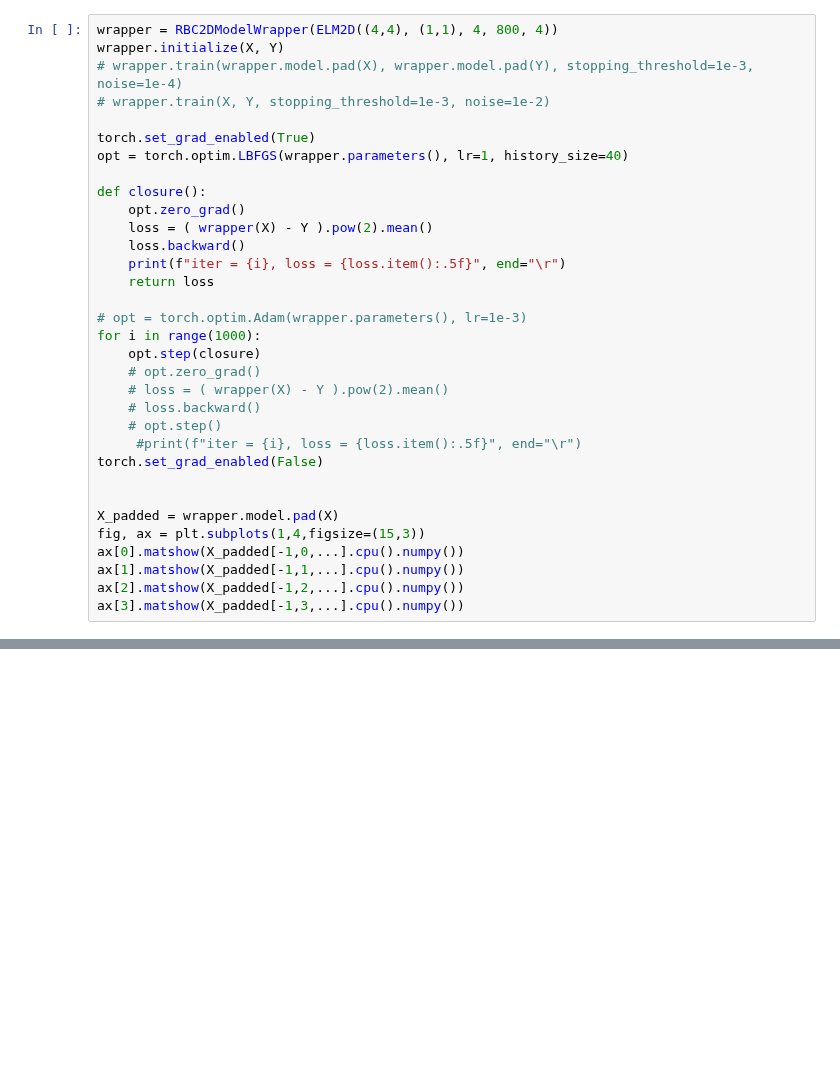
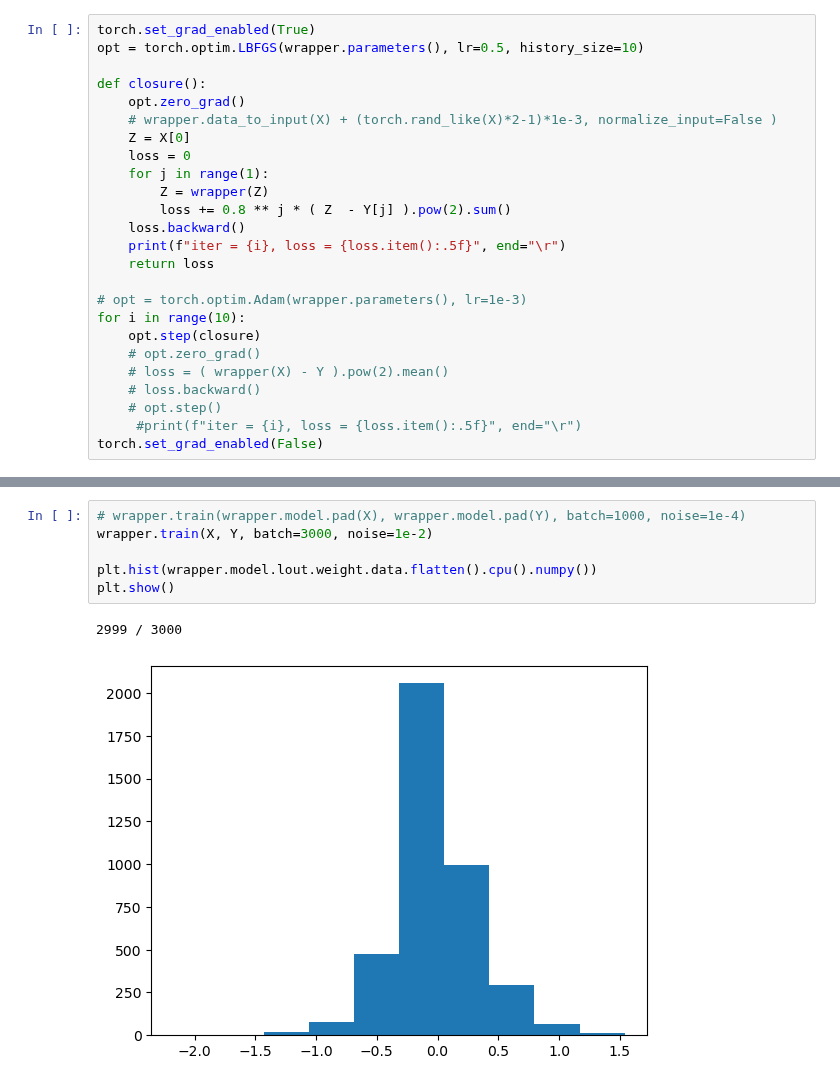
Before and after one commit to graps1/ELM-PDEs, a Jupyter notebook: rbc2d/plot_data.ipynb, the cells around one changed output, grey strips where cells are left out. Drawn from its saved outputs; the diff is of its cells as text; blank space fills up the shorter version.

```diff
--- a/rbc2d/plot_data.ipynb
+++ b/rbc2d/plot_data.ipynb
@@ -207,21 +212,21 @@ class ELM2D(torch.nn.Module):
 # %%
-wrapper = RBC2DModelWrapper(ELM2D((4,4), (1,1), 4, 800, 4))
-wrapper.initialize(X, Y)
-# wrapper.train(wrapper.model.pad(X), wrapper.model.pad(Y), stopping_threshold=1e-3, noise=1e-4)
-# wrapper.train(X, Y, stopping_threshold=1e-3, noise=1e-2)
-
 torch.set_grad_enabled(True)
-opt = torch.optim.LBFGS(wrapper.parameters(), lr=1, history_size=40)
+opt = torch.optim.LBFGS(wrapper.parameters(), lr=0.5, history_size=10)
 
 def closure():
     opt.zero_grad()
-    loss = ( wrapper(X) - Y ).pow(2).mean()
+    # wrapper.data_to_input(X) + (torch.rand_like(X)*2-1)*1e-3, normalize_input=False )
+    Z = X[0]
+    loss = 0
+    for j in range(1):
+        Z = wrapper(Z)
+        loss += 0.8 ** j * ( Z  - Y[j] ).pow(2).sum()
     loss.backward()
     print(f"iter = {i}, loss = {loss.item():.5f}", end="\r")
     return loss
 
 # opt = torch.optim.Adam(wrapper.parameters(), lr=1e-3)
-for i in range(1000):
+for i in range(10):
     opt.step(closure)
     # opt.zero_grad()
     # loss = ( wrapper(X) - Y ).pow(2).mean()
@@ -229,12 +234,4 @@ for i in range(1000):
     # opt.step()
      #print(f"iter = {i}, loss = {loss.item():.5f}", end="\r")
 torch.set_grad_enabled(False)
-
-
-X_padded = wrapper.model.pad(X)
-fig, ax = plt.subplots(1,4,figsize=(15,3))
-ax[0].matshow(X_padded[-1,0,...].cpu().numpy())
-ax[1].matshow(X_padded[-1,1,...].cpu().numpy())
-ax[2].matshow(X_padded[-1,2,...].cpu().numpy())
-ax[3].matshow(X_padded[-1,3,...].cpu().numpy())
 # %% [output]
@@ -242,2 +239,11 @@ iter = 5, loss = 0.00116
 KeyboardInterrupt:
+# %%
+# wrapper.train(wrapper.model.pad(X), wrapper.model.pad(Y), batch=1000, noise=1e-4)
+wrapper.train(X, Y, batch=3000, noise=1e-2)
+
+plt.hist(wrapper.model.lout.weight.data.flatten().cpu().numpy())
+plt.show()
+# %% [output]
+2999 / 3000
+[figure, added]
 # %%
```
Also changed, not shown: parts of 8 cells of this notebook.
